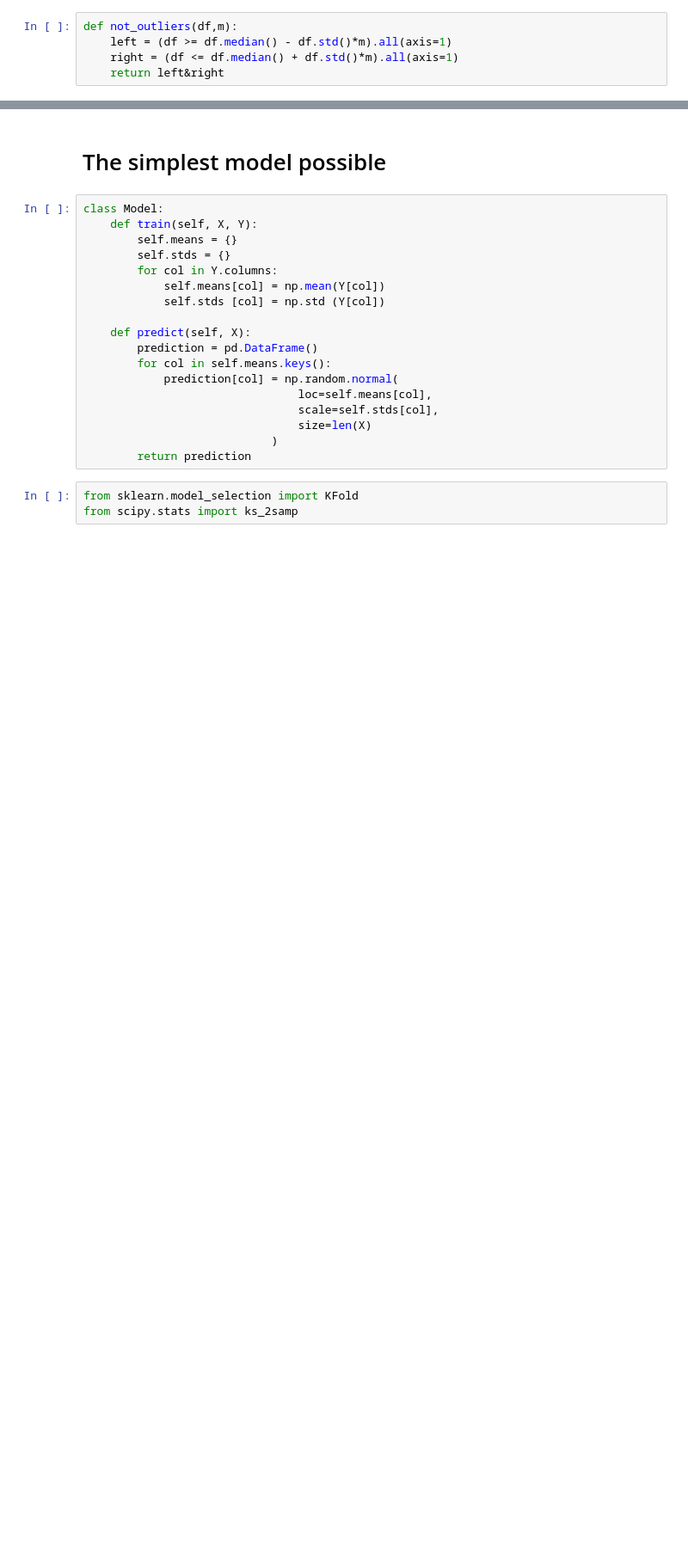
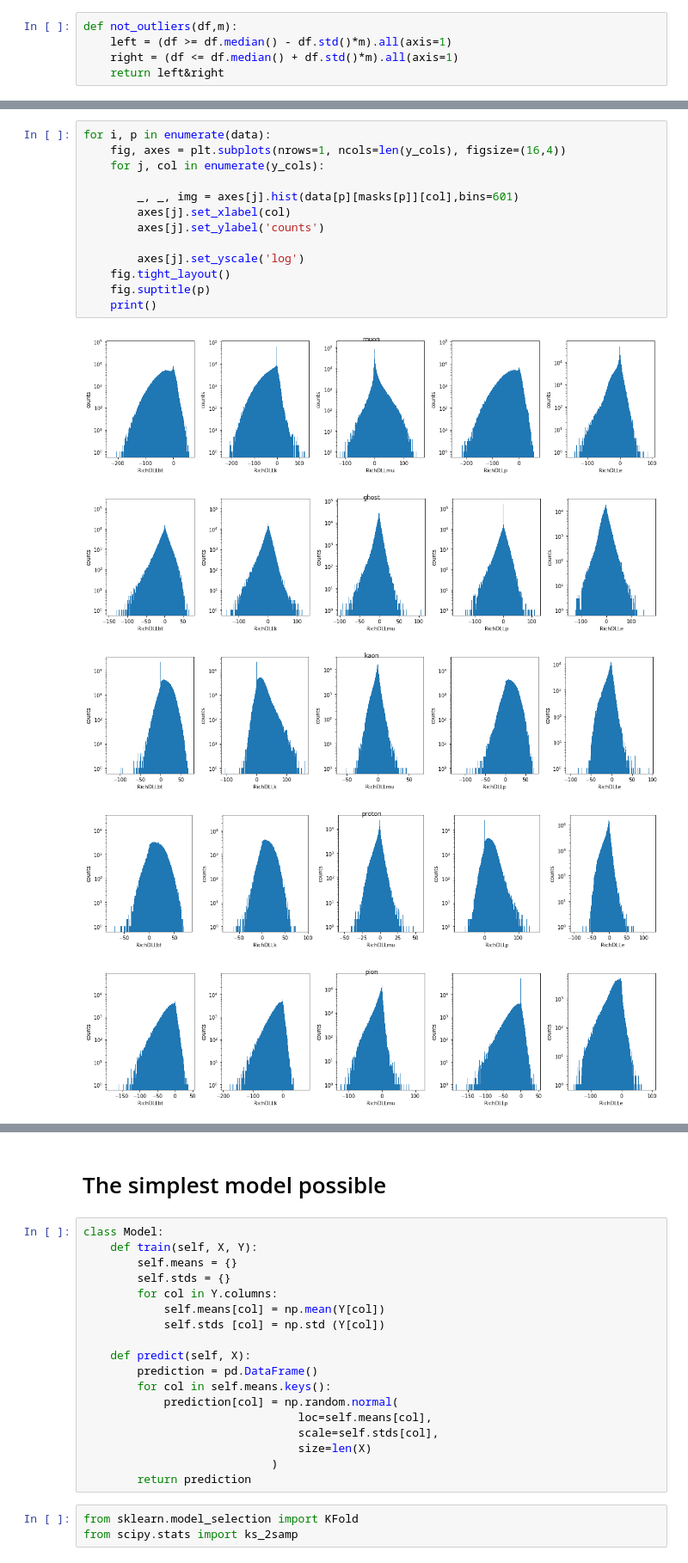
Before and after one commit to Kommiu/RICHGAN-course-project, a Jupyter notebook: RICH_Data_Overview.ipynb, the cells around one changed output, grey strips where cells are left out. Shown at 86% size. Saved outputs shown, nothing was run; the diff lists cells and outputs as text; blank space fills up the shorter version.

```diff
--- a/RICH_Data_Overview.ipynb
+++ b/RICH_Data_Overview.ipynb
@@ -263,0 +124,19 @@ for x, y in product(x_cols,y_cols):
+# %%
+for i, p in enumerate(data):
+    fig, axes = plt.subplots(nrows=1, ncols=len(y_cols), figsize=(16,4))
+    for j, col in enumerate(y_cols):
+
+        _, _, img = axes[j].hist(data[p][masks[p]][col],bins=601)
+        axes[j].set_xlabel(col)
+        axes[j].set_ylabel('counts')
+
+        axes[j].set_yscale('log')
+    fig.tight_layout()
+    fig.suptitle(p)
+    print()
+# %% [output]
+[figure, added]
+[figure, added]
+[figure, added]
+[figure, added]
+[figure, added]
```
Also changed, not shown: parts of 43 cells of this notebook, 1 other file.
